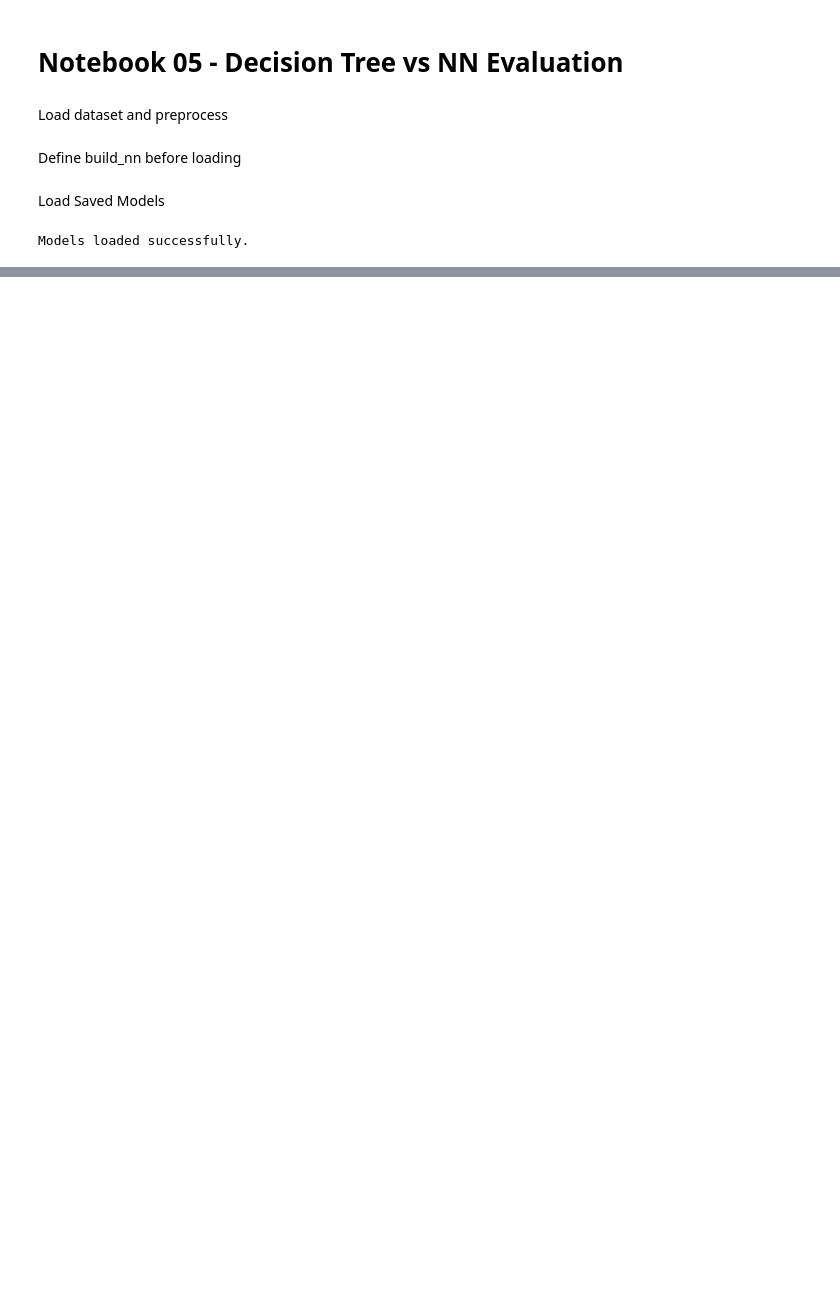
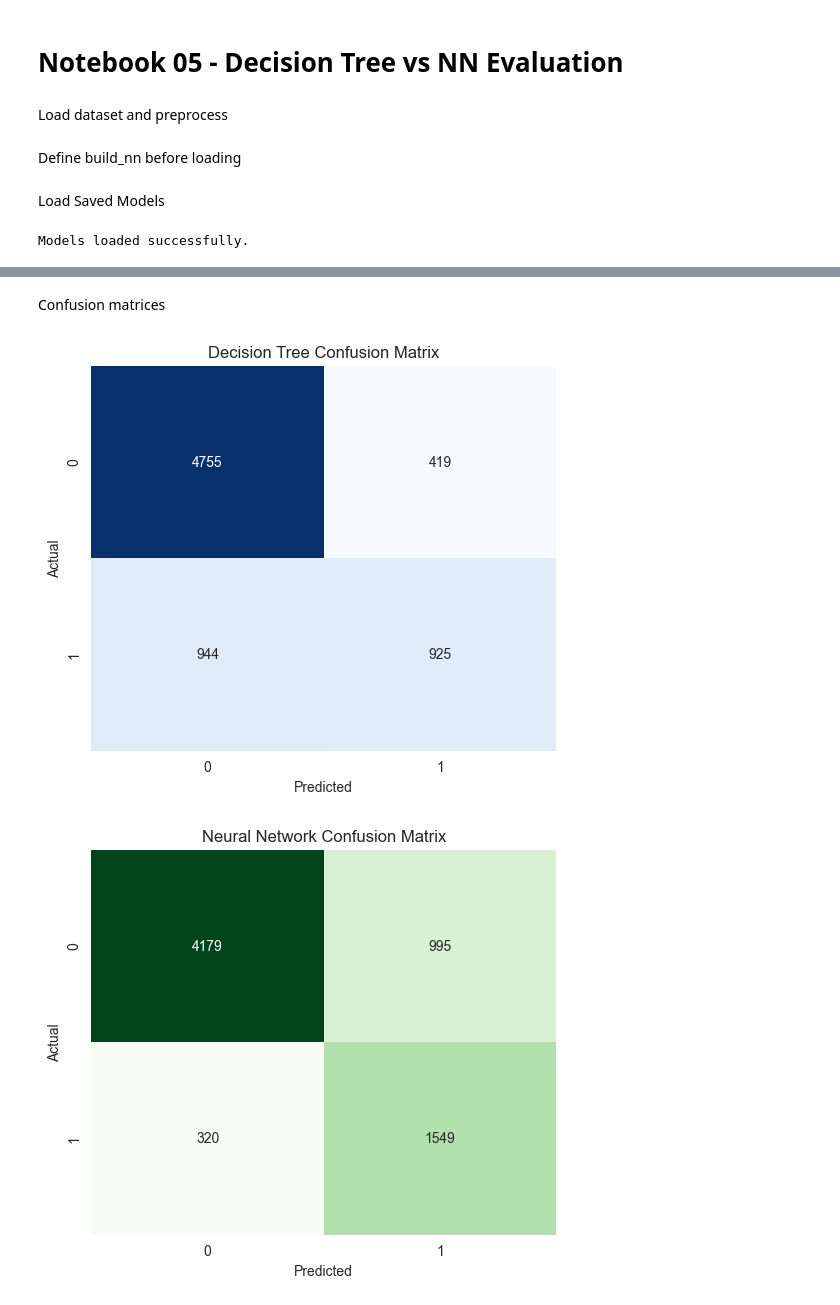
Before and after one commit to Sahan1644/ML-Churn, a Jupyter notebook: notebooks/05 Model Evaluation & Comparison.ipynb, the cells around one changed output, grey strips where cells are left out. Cells and saved outputs as stored; diff of their text form; code cells hidden in the pictures; blank space fills up the shorter version.

```diff
--- a/notebooks/05 Model Evaluation & Comparison.ipynb
+++ b/notebooks/05 Model Evaluation & Comparison.ipynb
@@ -51,0 +54,7 @@ Models loaded successfully.
+# %%
+# Decision Tree
+y_pred_dt = dt_clf.predict(X_pre)
+
+# Neural Network
+y_pred_nn_prob = nn_clf.predict(X_pre)
+y_pred_nn = (y_pred_nn_prob > 0.5).astype(int)
@@ -51,0 +89,23 @@ Models loaded successfully.
+# %% [markdown]
+Confusion matrices
+# %%
+# Decision Tree
+cm_dt = confusion_matrix(y, y_pred_dt)
+plt.figure(figsize=(6, 5))
+sns.heatmap(cm_dt, annot=True, fmt='d', cmap='Blues', cbar=False)
+plt.title('Decision Tree Confusion Matrix')
+plt.xlabel('Predicted')
+plt.ylabel('Actual')
+plt.show()
+
+# Neural Network
+cm_nn = confusion_matrix(y, y_pred_nn)
+plt.figure(figsize=(6, 5))
+sns.heatmap(cm_nn, annot=True, fmt='d', cmap='Greens', cbar=False)
+plt.title('Neural Network Confusion Matrix')
+plt.xlabel('Predicted')
+plt.ylabel('Actual')
+plt.show()
+# %% [output]
+[figure, added]
+[figure, added]
```
Also changed, not shown: parts of 11 cells of this notebook.
